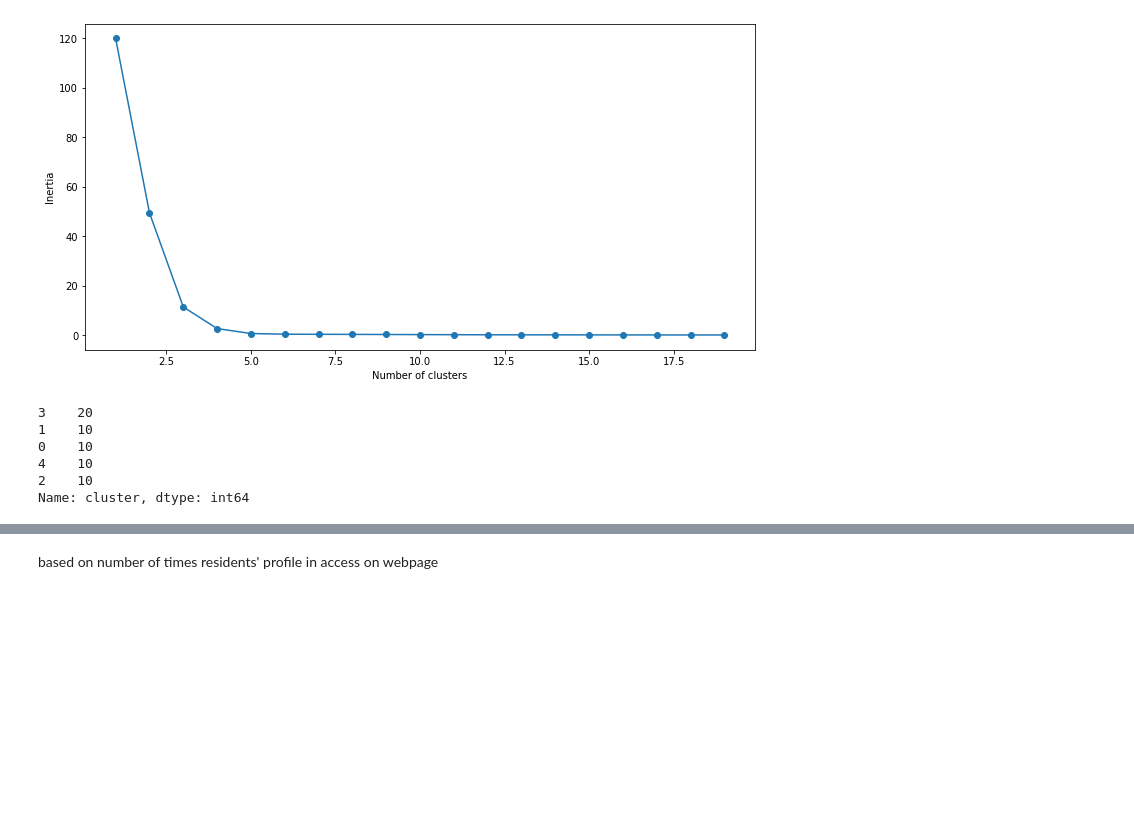
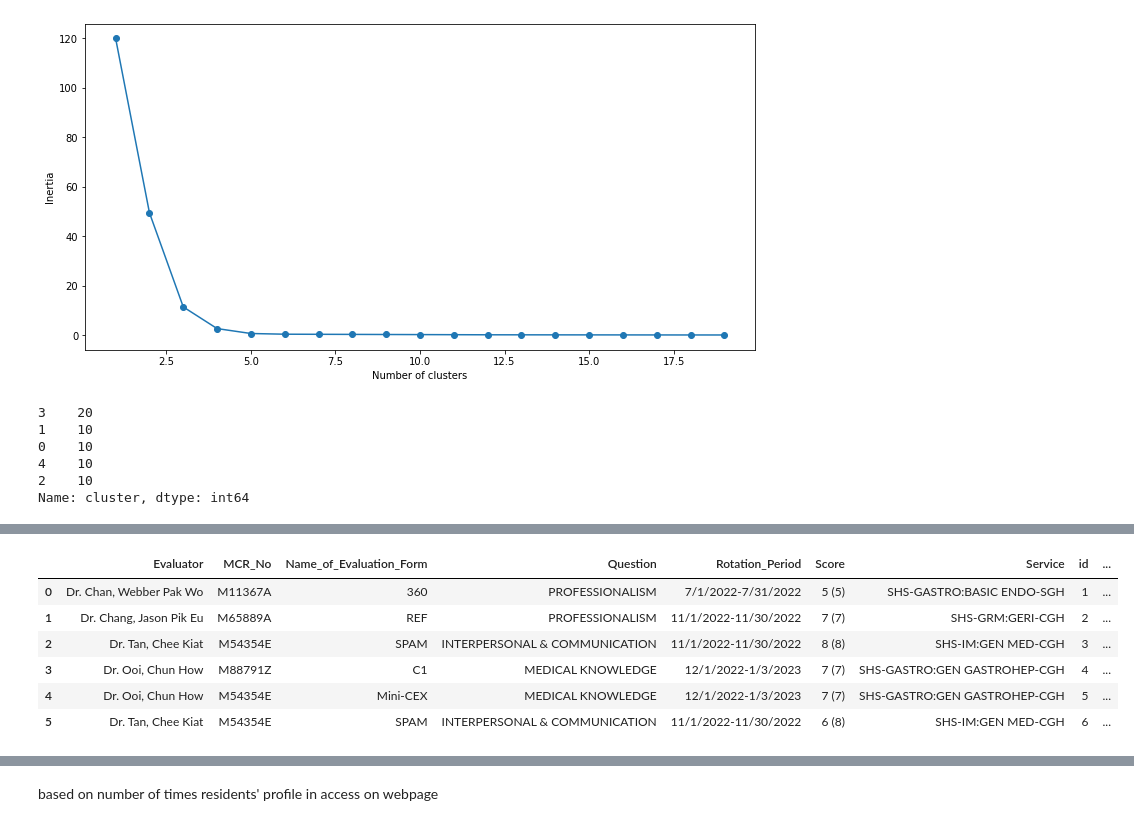
Before and after one commit to dracolim/FYP-GoodHealth, a Jupyter notebook: web activity analysis.ipynb, the cells around one changed output, grey strips where cells are left out. Saved outputs shown, nothing was run; the diff lists cells and outputs as text; code cells hidden in the pictures; blank space fills up the shorter version.

Commit message:
evaluati on overview Charts

```diff
--- a/web activity analysis.ipynb
+++ b/web activity analysis.ipynb
@@ -215,0 +284,6 @@ dasf
+# %%
+import json
+
+eval_data = json.loads(eval_data)
+eval_data = eval_data["data"]
+eval_data
@@ -215,0 +328,3 @@ dasf
+# %%
+eval_cols = list(eval_data[0].keys())
+eval_cols
@@ -215,0 +340,4 @@ dasf
+# %%
+import pandas as pd
+data = pd.DataFrame.from_records(eval_data, columns = eval_cols )
+data
@@ -215,0 +352,11 @@ dasf
+# %%
+data["Score_processed"] = data["Score"].apply(lambda x: int(x[0]))
+data
+# %% [output]
+|  | Evaluator | MCR_No | Name_of_Evaluation_Form | Question | Rotation_Period | Score | Service | id | ... |
+| 0 | Dr. Chan, Webber Pak Wo | M11367A | 360 | PROFESSIONALISM | 7/1/2022-7/31/2022 | 5 (5) | SHS-GASTRO:BASIC ENDO-SGH | 1 | ... |
+| 1 | Dr. Chang, Jason Pik Eu | M65889A | REF | PROFESSIONALISM | 11/1/2022-11/30/2022 | 7 (7) | SHS-GRM:GERI-CGH | 2 | ... |
+| 2 | Dr. Tan, Chee Kiat | M54354E | SPAM | INTERPERSONAL & COMMUNICATION | 11/1/2022-11/30/2022 | 8 (8) | SHS-IM:GEN MED-CGH | 3 | ... |
+| 3 | Dr. Ooi, Chun How | M88791Z | C1 | MEDICAL KNOWLEDGE | 12/1/2022-1/3/2023 | 7 (7) | SHS-GASTRO:GEN GASTROHEP-CGH | 4 | ... |
+| 4 | Dr. Ooi, Chun How | M54354E | Mini-CEX | MEDICAL KNOWLEDGE | 12/1/2022-1/3/2023 | 7 (7) | SHS-GASTRO:GEN GASTROHEP-CGH | 5 | ... |
+| 5 | Dr. Tan, Chee Kiat | M54354E | SPAM | INTERPERSONAL & COMMUNICATION | 11/1/2022-11/30/2022 | 6 (8) | SHS-IM:GEN MED-CGH | 6 | ... |
```
Also changed, not shown: parts of 16 cells of this notebook, 3 other files.
